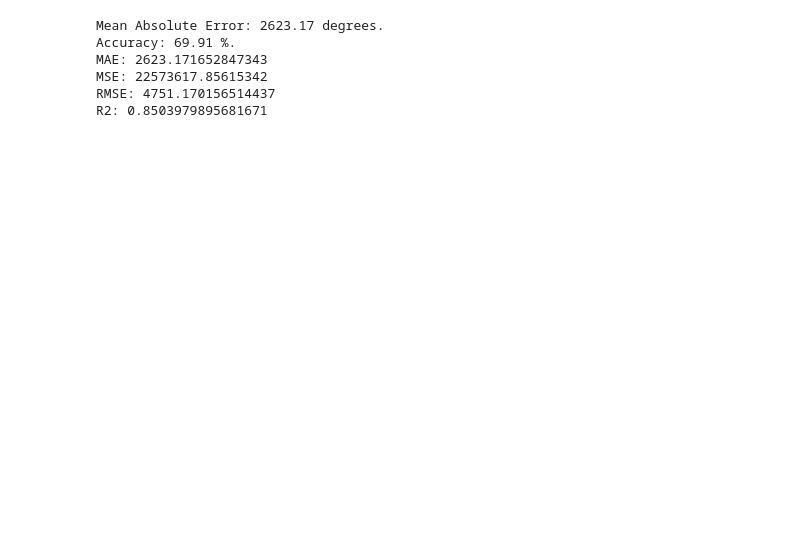
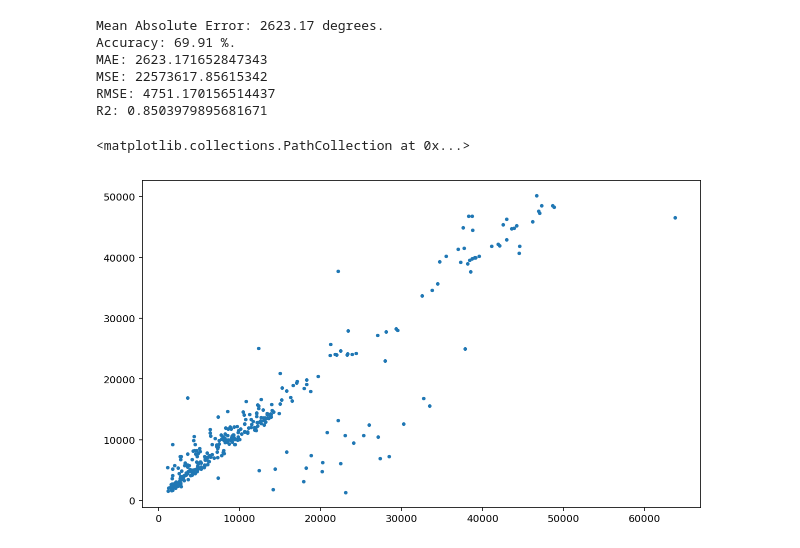
Before and after one commit to shubhamrpatel/Advance-Data-Science, a Jupyter notebook: Final Project/Models_version1.ipynb, the cells around one changed output. Drawn from its saved outputs; the diff is of its cells as text; code cells hidden in the pictures; blank space fills up the shorter version.

```diff
--- a/Final Project/Models_version1.ipynb
+++ b/Final Project/Models_version1.ipynb
@@ -130,3 +132,16 @@ MAE: 2623.171652847343
 MSE: 22573617.85615342
 RMSE: 4751.170156514437
 R2: 0.8503979895681671
+# %%
+import seaborn as sns
+import matplotlib as mpl
+import matplotlib.pyplot as plt
+mpl.rcParams['patch.force_edgecolor'] = True
+%matplotlib inline
+%config InlineBackend.figure_format='retina'
+
+plt.figure(figsize=(10,6))
+plt.scatter(test_labels, predictions, s = 7)
+# %% [output]
+<matplotlib.collections.PathCollection at 0x...>
+[figure, added]
```
Also changed, not shown: parts of 17 cells of this notebook.
